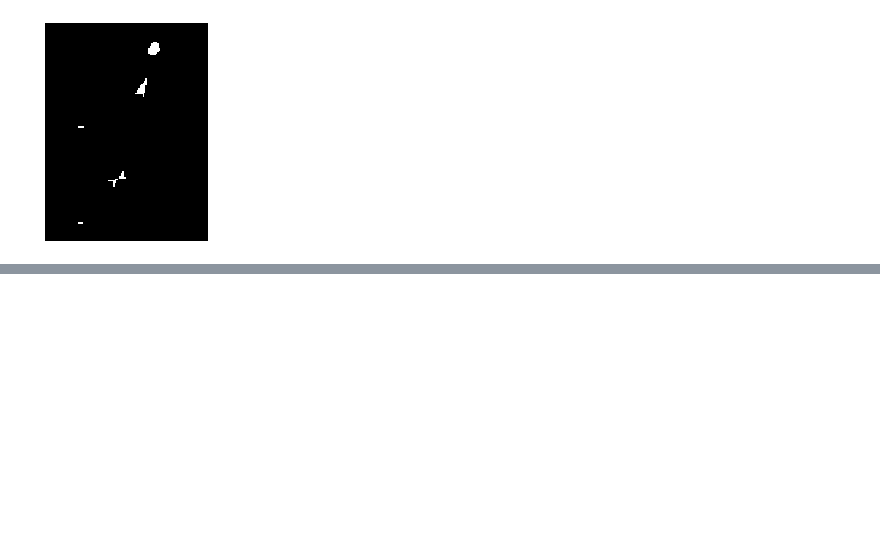
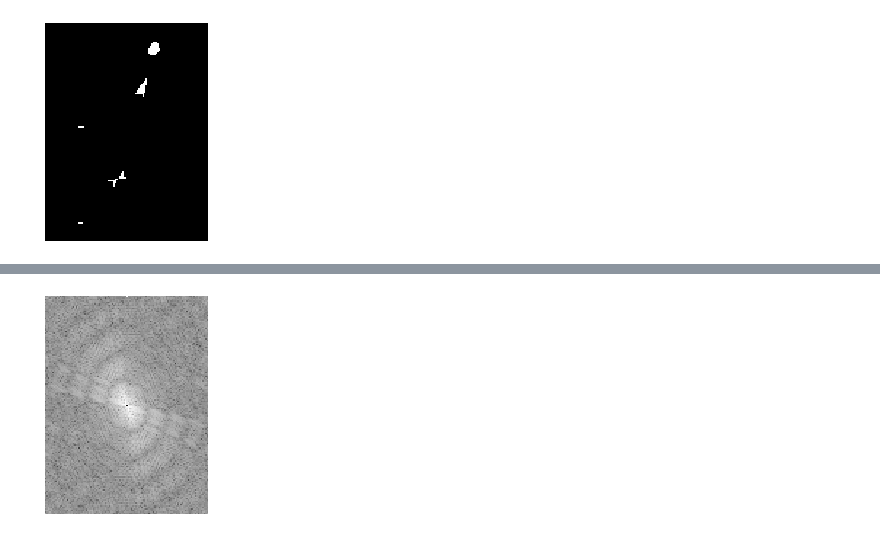
Before and after one commit to PavloZakala/ML_projects, a Jupyter notebook: EdgeDetection.ipynb, the cells around one changed output, grey strips where cells are left out. Saved outputs shown, nothing was run; the diff lists cells and outputs as text; code cells hidden in the pictures; blank space fills up the shorter version.

```diff
--- a/EdgeDetection.ipynb
+++ b/EdgeDetection.ipynb
@@ -319,0 +340,6 @@ show_img(cv_hitmiss_img)
+# %%
+fshift = np.fft.fftshift(fourier1)
+fshift_img1 = (20*np.log(np.abs(fshift))).astype("uint8")
+show_img(fshift_img1)
+# %% [output]
+[figure, added]
```
Also changed, not shown: parts of 25 cells of this notebook.
